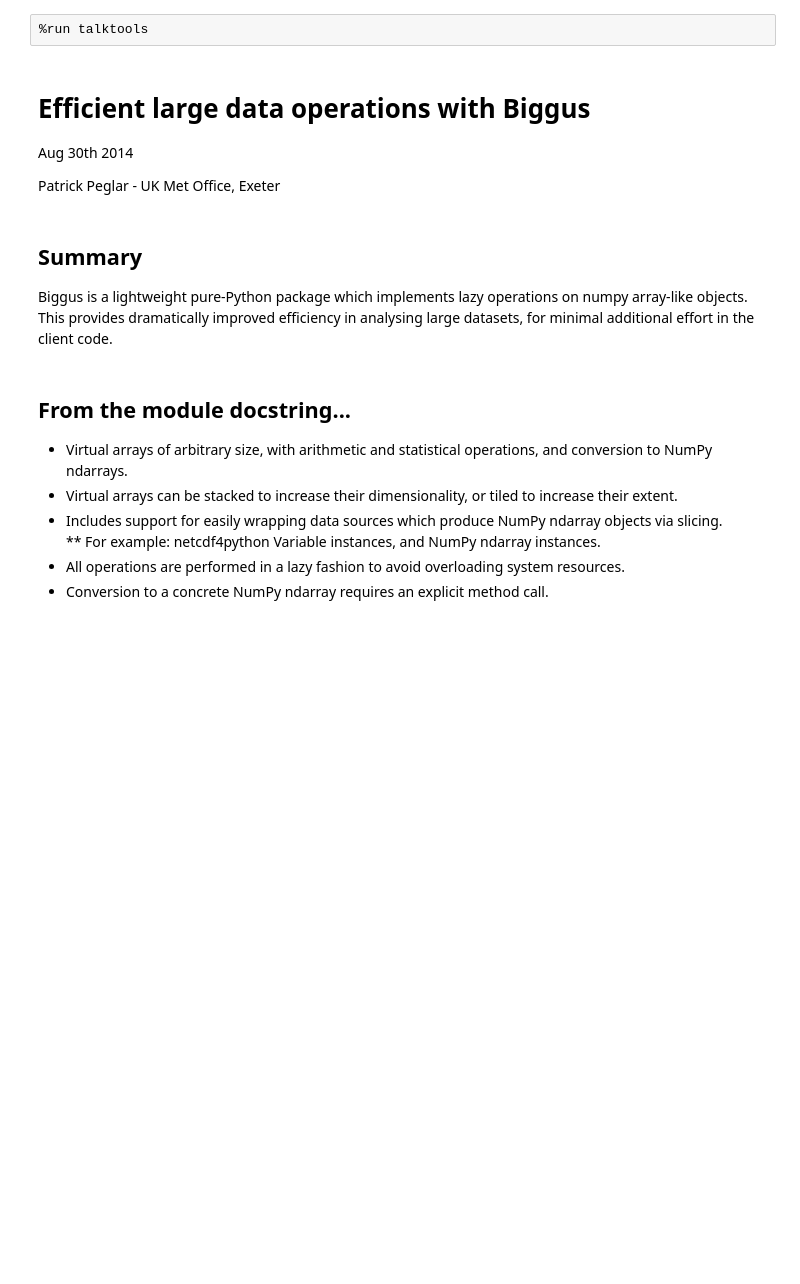
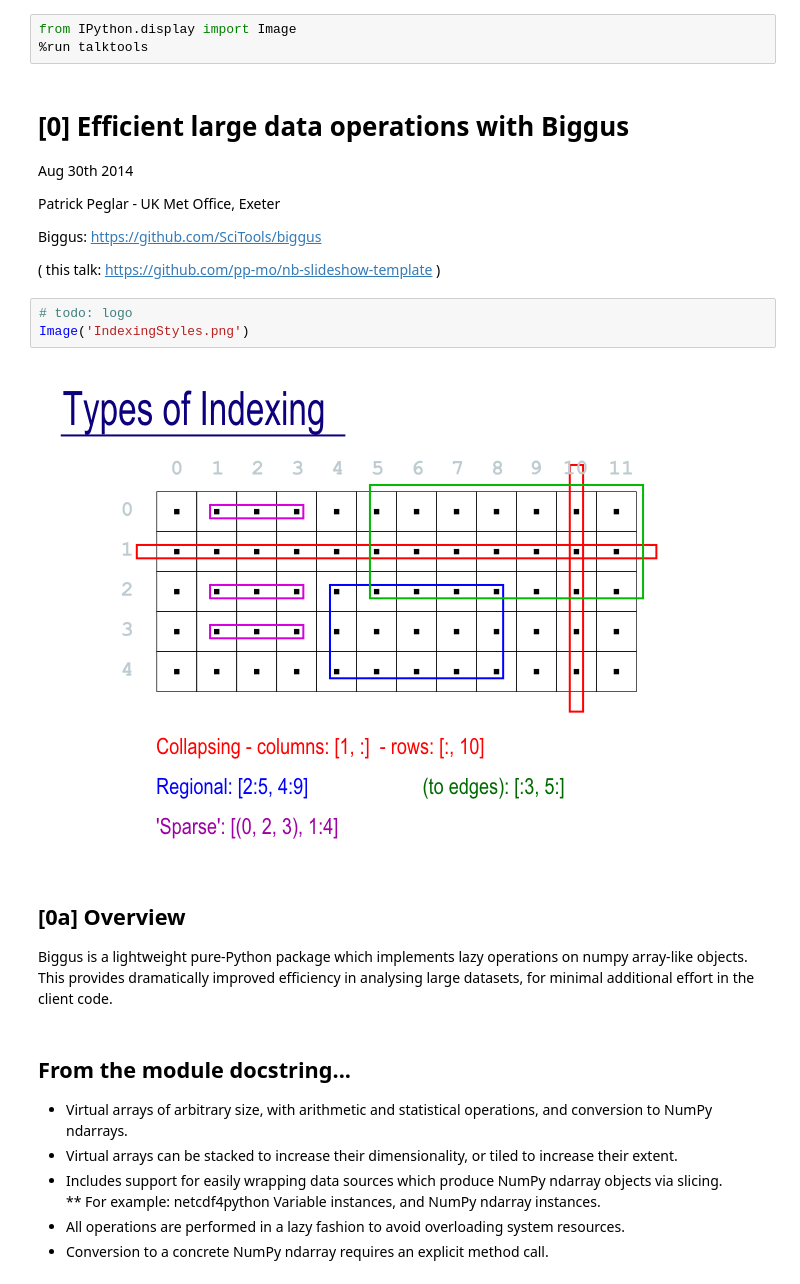
Before and after one commit to pp-mo/nb-slideshow-template, a Jupyter notebook: biggus_main_1.ipynb, the cells around one changed output. Cells and saved outputs as stored; diff of their text form; blank space fills up the shorter version.

Commit message:
Added images, updating..

```diff
--- a/biggus_main_1.ipynb
+++ b/biggus_main_1.ipynb
@@ -1,14 +1,26 @@
-# %%
-%run talktools
+# %%
+from IPython.display import Image
+%run talktools
 # %% [markdown]
+[0]
 Efficient large data operations with Biggus
 ===========================================
 
 Aug 30th 2014
 
 Patrick Peglar - UK Met Office, Exeter
+
+Biggus:  https://github.com/SciTools/biggus
+
+( this talk:  https://github.com/pp-mo/nb-slideshow-template )
+# %%
+# todo: logo
+Image('IndexingStyles.png')
+# %% [output]
+[figure, added]
 # %% [markdown]
-Summary
+[0a]
+Overview
 -------
 
 Biggus is a lightweight pure-Python package which implements lazy operations on numpy array-like objects. This provides dramatically improved efficiency in analysing large datasets, for minimal additional effort in the client code.
```
Also changed, not shown: parts of 10 cells of this notebook, 4 other files.
